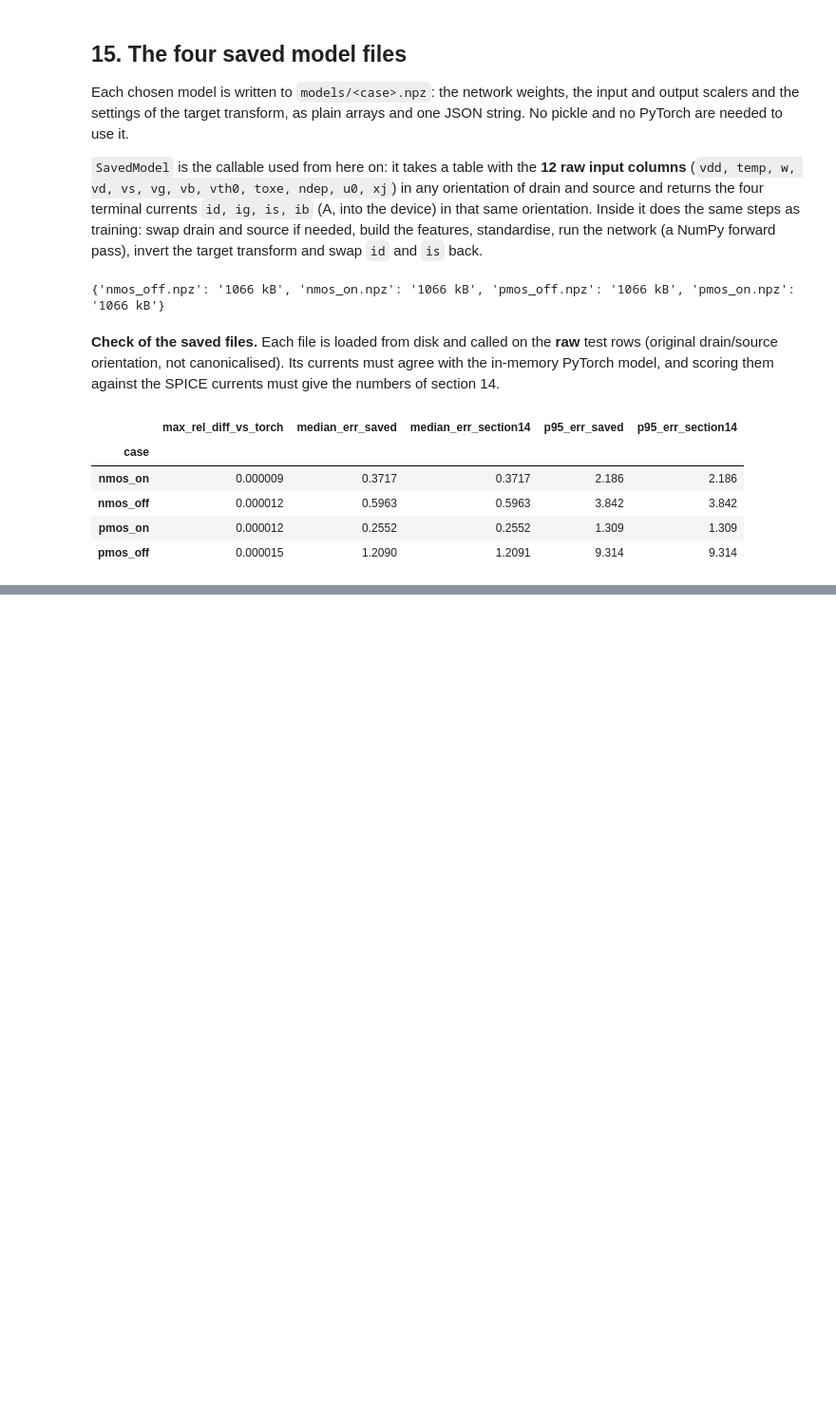
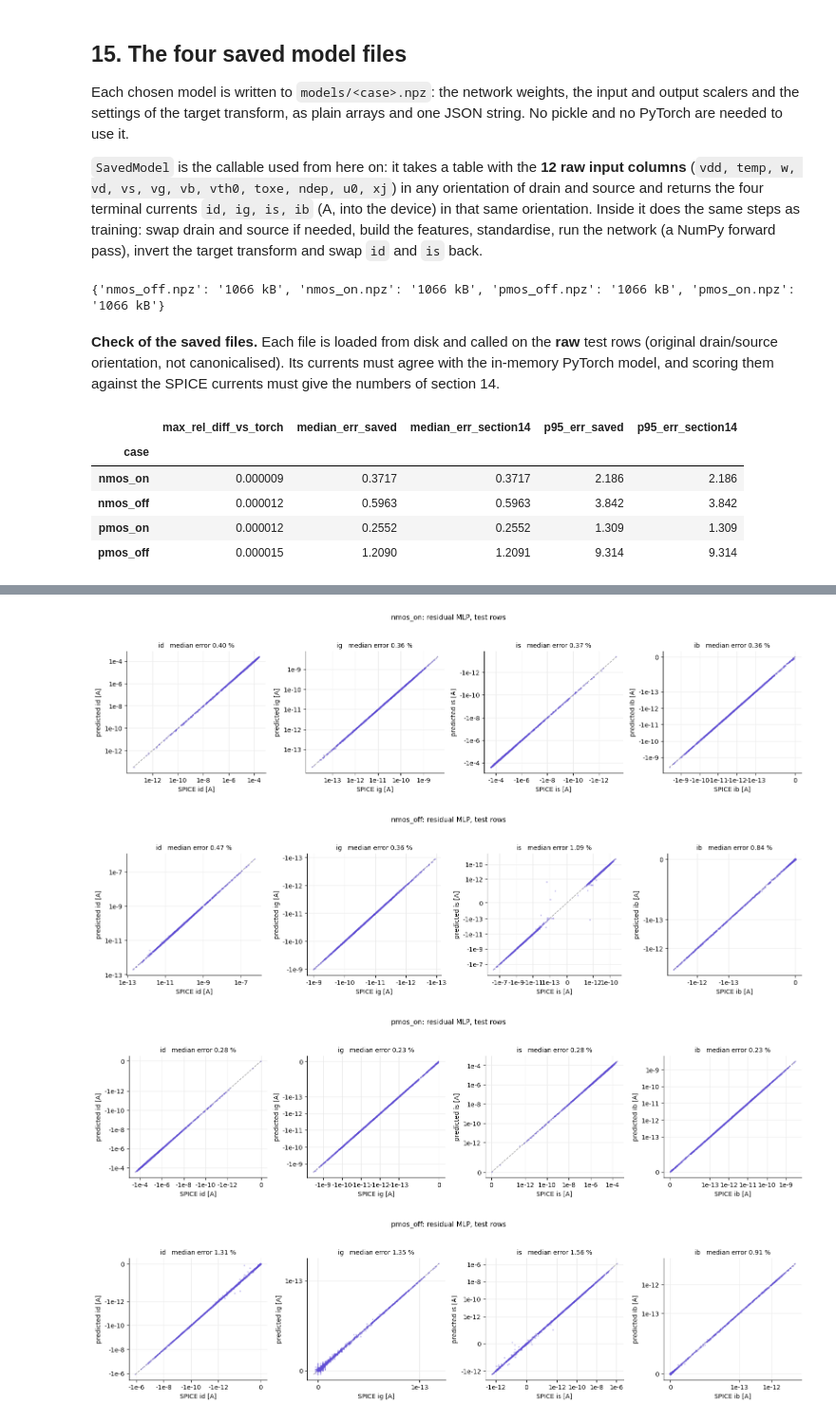
Before and after one commit to rtvk2/dvd-leakage-estimation, a Jupyter notebook: notebooks/03_train.ipynb, the cells around one changed output, grey strips where cells are left out. Shown at 95% size. Saved outputs shown, nothing was run; the diff lists cells and outputs as text; code cells hidden in the pictures; blank space fills up the shorter version.

Commit message:
Refine the OFF models with rail samples and add the final test results

```diff
--- a/notebooks/03_train.ipynb
+++ b/notebooks/03_train.ipynb
@@ -1226,0 +1317,29 @@ Next: gate netlists, the 200 PVT corners and the gate-level SPICE run (notebook
+# %%
+import shutil
+
+for c in EXTRA_CASES:
+    if adopt[c]:
+        shutil.copyfile(BUILD_REFINED / f"{c}.npz", MODEL_DIR / f"{c}.npz")
+final_source = {c: ("refined (rail samples added)" if adopt.get(c, False) else "section 14") for c in CASES}
+
+final, rows_pt = {}, []
+for c in CASES:
+    sets_c = {"validation": data[c].iloc[splits[c][1]], "test": data[c].iloc[splits[c][2]]}
+    out = {}
+    for name, rr in sets_c.items():
+        true, pred, vds = canonical_eval(MODEL_DIR / f"{c}.npz", rr, c)
+        s = score(true, pred, vds, I0)
+        for k, t in enumerate(TERMS):
+            m = np.abs(true[:, k]) >= REL_FLOOR
+            s.loc[t, "mean_rel"] = np.mean(np.abs(pred[m, k] - true[m, k]) / np.abs(true[m, k]))
+        out[name] = (s, true, pred)
+    test[c], test_true[c], test_pred[c] = out["test"]
+    final[c] = dict(model=NAMES[winner[c]], source=final_source[c], val_median=out["validation"][0]["median_rel"].mean() * 100,
+                    test_median=out["test"][0]["median_rel"].mean() * 100, test_p95=out["test"][0]["p95_rel"].mean() * 100,
+                    test_mean=out["test"][0]["mean_rel"].mean() * 100, test_r2_log=out["test"][0]["r2_log"].mean(), test_r2_lin=out["test"][0]["r2_lin"].mean())
+final = pd.DataFrame(final).T
+final.to_csv(RESULT_DIR / "final_models_test.csv")
+pd.concat({c: test[c][["median_rel", "p95_rel", "mean_rel", "r2_log", "r2_lin", "median_rel_small_vds", "n_small_vds", "n_used", "frac_below_floor"]] for c in CASES},
+          names=["case"]).to_csv(RESULT_DIR / "final_models_test_per_terminal.csv")
+print("final models, test rows (1,500 per case); errors in %, each the mean over the four currents:")
+display(final.astype({c: float for c in final.columns if c not in ("model", "source")}).round({"val_median": 2, "test_median": 2, "test_p95": 2, "test_mean": 2, "test_r2_log": 4, "test_r2_lin": 4}))
@@ -1226,0 +1353,8 @@ Next: gate netlists, the 200 PVT corners and the gate-level SPICE run (notebook
+# %%
+for c in CASES:
+    pred_vs_spice(c)
+# %% [output]
+[figure, added]
+[figure, added]
+[figure, added]
+[figure, added]
```
Also changed, not shown: parts of 14 cells of this notebook, 12 other files.
